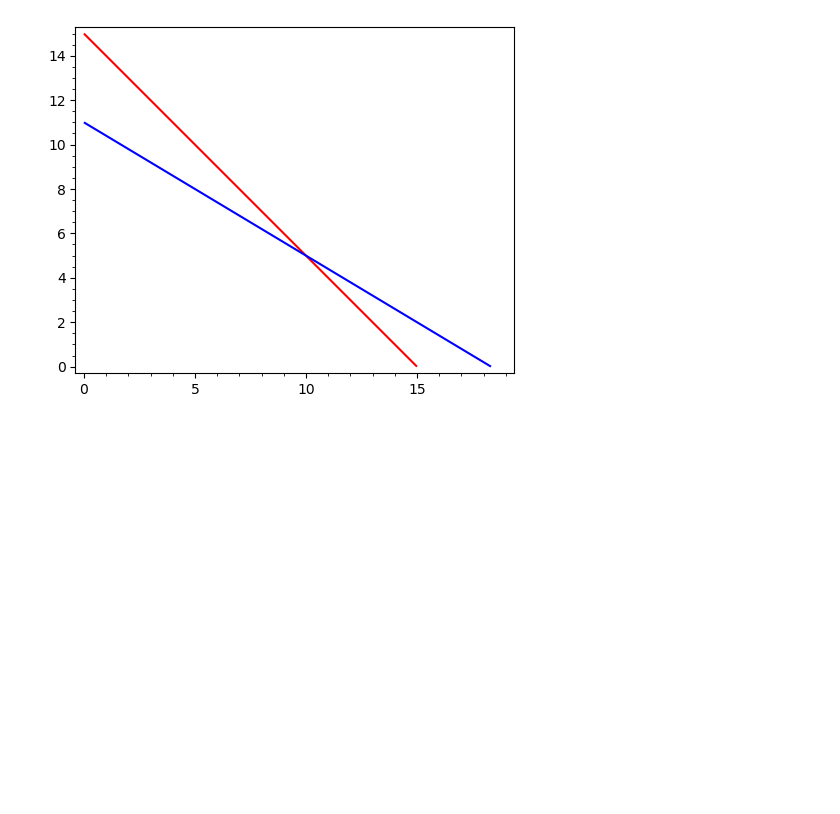
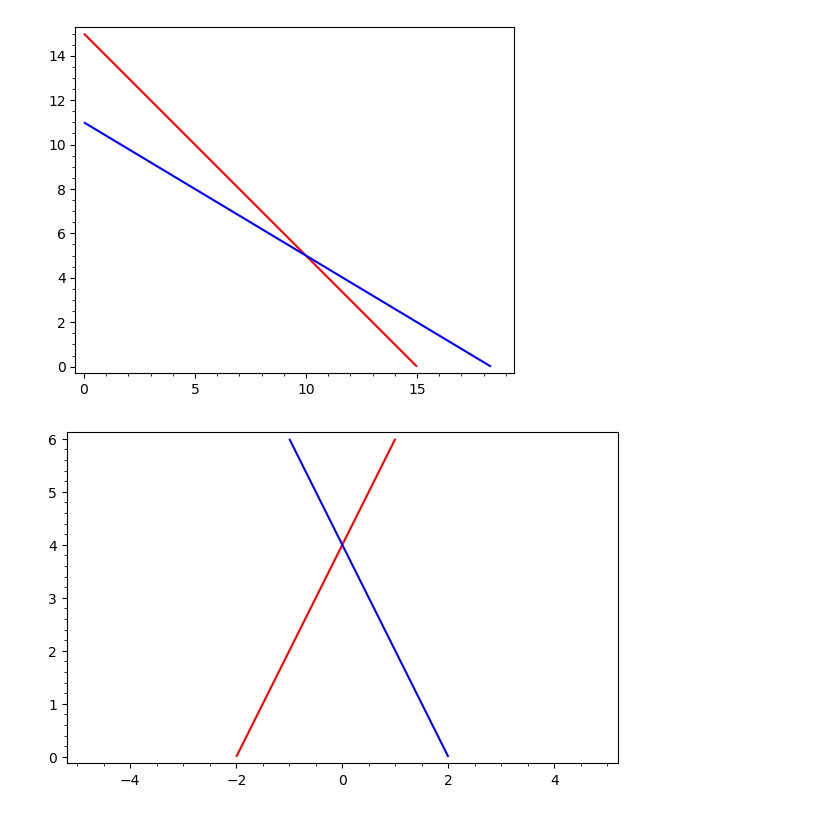
Before and after one commit to CharlesKirkSD/SageMathJupyterNotebooks, a Jupyter notebook: GameDevTV Math For Video Games.ipynb, the cells around one changed output. Cells and saved outputs as stored; diff of their text form; code cells hidden in the pictures; blank space fills up the shorter version.

```diff
--- a/GameDevTV Math For Video Games.ipynb
+++ b/GameDevTV Math For Video Games.ipynb
@@ -39,3 +39,11 @@ p2 = implicit_plot(b, (t, 0, 19), (f, 0,11), rgbcolor=(0,0,1))
 show(p1 + p2)
 # %% [output]
 [figure]
+# %%
+a = 2*x  + 4 == y
+b = 2*x + y == 4
+p1 = implicit_plot(a, (x, -5, 5), (y, 0, 6), rgbcolor=(1,0,0))
+p2 = implicit_plot(b, (x, -5, 5), (y, 0, 6), rgbcolor=(0,0,1))
+show(p1 + p2)
+# %% [output]
+[figure, added]
```
Also changed, not shown: 5 other files.
